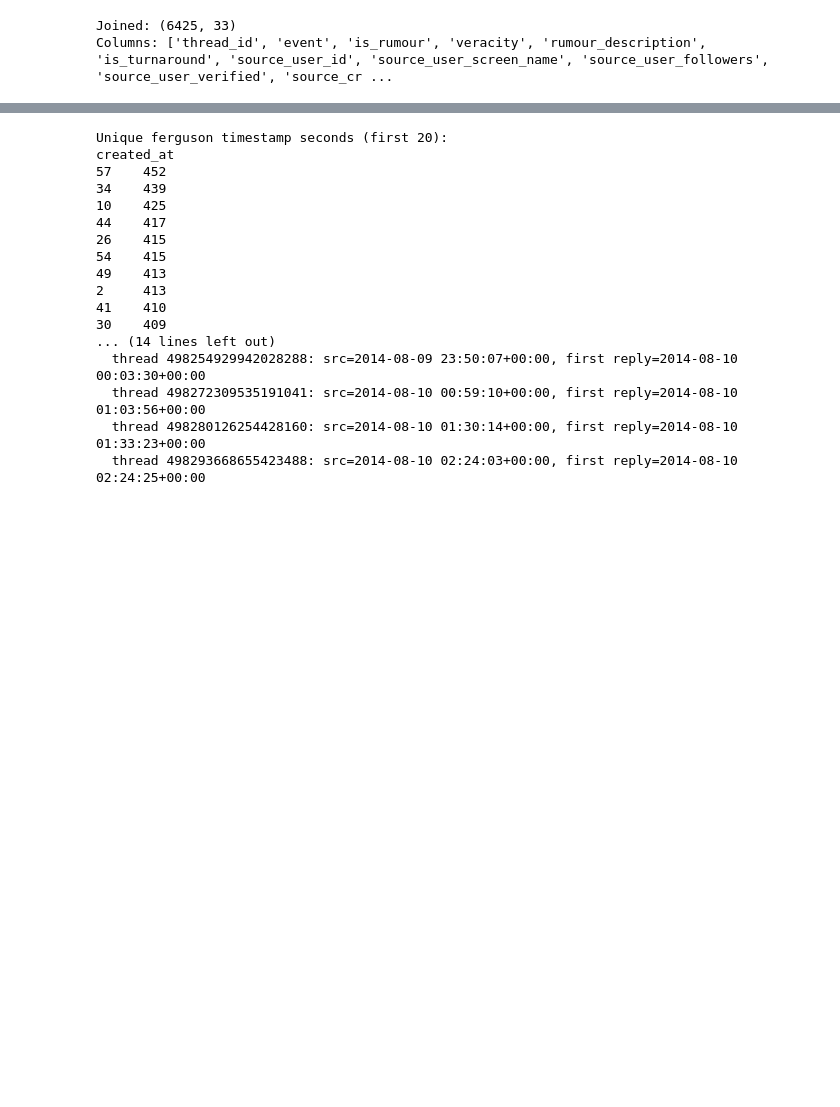
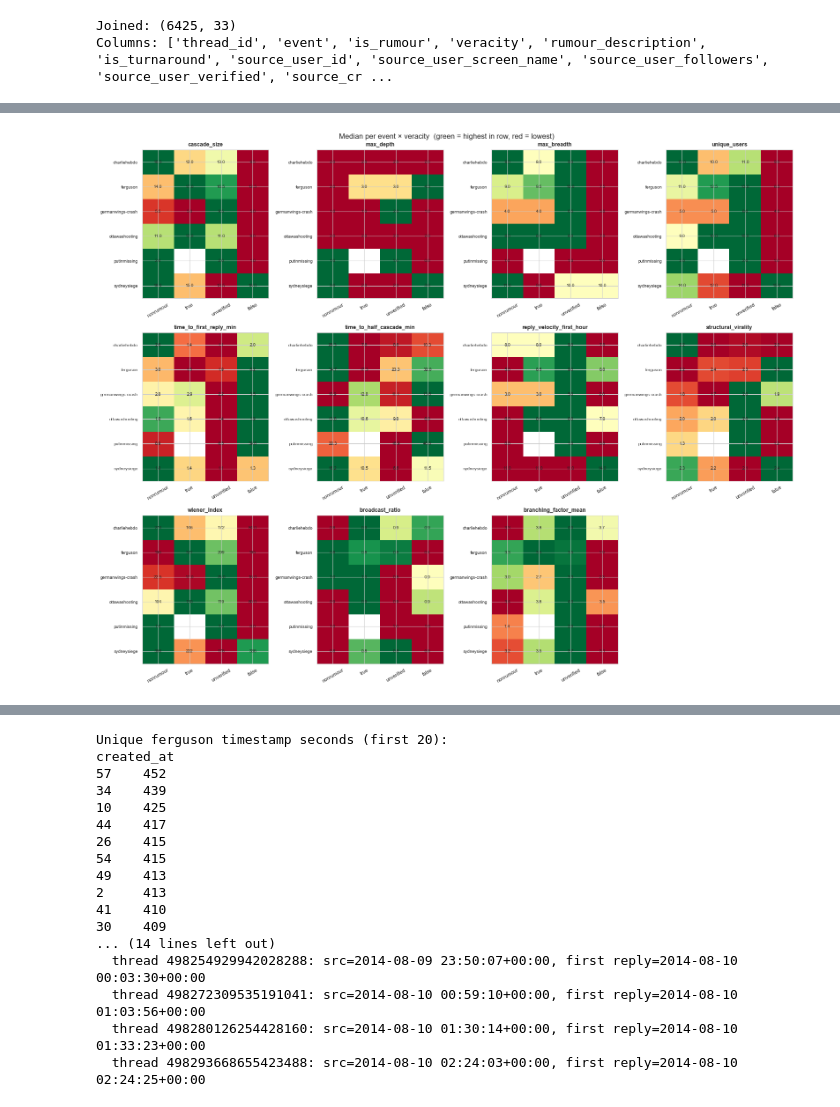
Before and after one commit to dzziyana/Techno-Socio-Economists, a Jupyter notebook: rumors/02_cascade_metrics.ipynb, the cells around one changed output, grey strips where cells are left out. Cells and saved outputs as stored; diff of their text form; code cells hidden in the pictures; blank space fills up the shorter version.

```diff
--- a/rumors/02_cascade_metrics.ipynb
+++ b/rumors/02_cascade_metrics.ipynb
@@ -255,0 +351,50 @@ sydneysiege             1.78  1.37        1.11   1.34
+# %%
+events_sorted = sorted(tm['event'].unique())
+veracities_present = [v for v in VERACITY_ORDER if v in tm['veracity'].unique()]
+n_metrics = len(metric_cols)
+n_cols_fig = 4
+n_rows_fig = (n_metrics + n_cols_fig - 1) // n_cols_fig
+
+fig, axes = plt.subplots(
+    n_rows_fig, n_cols_fig,
+    figsize=(n_cols_fig * 4, n_rows_fig * max(3, 0.55 * len(events_sorted) + 1))
+)
+axes = axes.flatten()
+
+for ax_idx, metric in enumerate(metric_cols):
+    ax = axes[ax_idx]
+    pivot = (
+        tm.groupby(['event', 'veracity'])[metric]
+        .median()
+        .unstack('veracity')
+        .reindex(index=events_sorted, columns=veracities_present)
+    )
+    row_min = pivot.min(axis=1, skipna=True)
+    row_max = pivot.max(axis=1, skipna=True)
+    norm_vals = pivot.subtract(row_min, axis=0).divide((row_max - row_min).replace(0, 1), axis=0)
+    masked = np.ma.masked_invalid(norm_vals.values.astype(float))
+    ax.imshow(masked, aspect='auto', cmap='RdYlGn', vmin=0, vmax=1)
+    ax.set_xticks(range(len(veracities_present)))
+    ax.set_xticklabels(veracities_present, fontsize=8, rotation=30)
+    ax.set_yticks(range(len(events_sorted)))
+    ax.set_yticklabels(events_sorted, fontsize=7)
+    ax.set_title(metric, fontsize=9, fontweight='bold')
+    for i, ev in enumerate(events_sorted):
+        for j, ver in enumerate(veracities_present):
+            val = pivot.loc[ev, ver] if (ev in pivot.index and ver in pivot.columns) else float('nan')
+            if pd.notna(val):
+                txt = f'{val:.0f}' if abs(val) >= 100 else f'{val:.1f}'
+                ax.text(j, i, txt, ha='center', va='center', fontsize=7)
+
+for ax in axes[n_metrics:]:
+    ax.axis('off')
+
+plt.suptitle(
+    'Median per event × veracity  (green = highest in row, red = lowest)',
+    fontsize=12
+)
+plt.tight_layout()
+plt.savefig('../rumors/figures/phase2_per_event_heatmap.png', dpi=120, bbox_inches='tight')
+plt.show()
+# %% [output]
+[figure, added]
```
Also changed, not shown: parts of 23 cells of this notebook, 2 other files.
